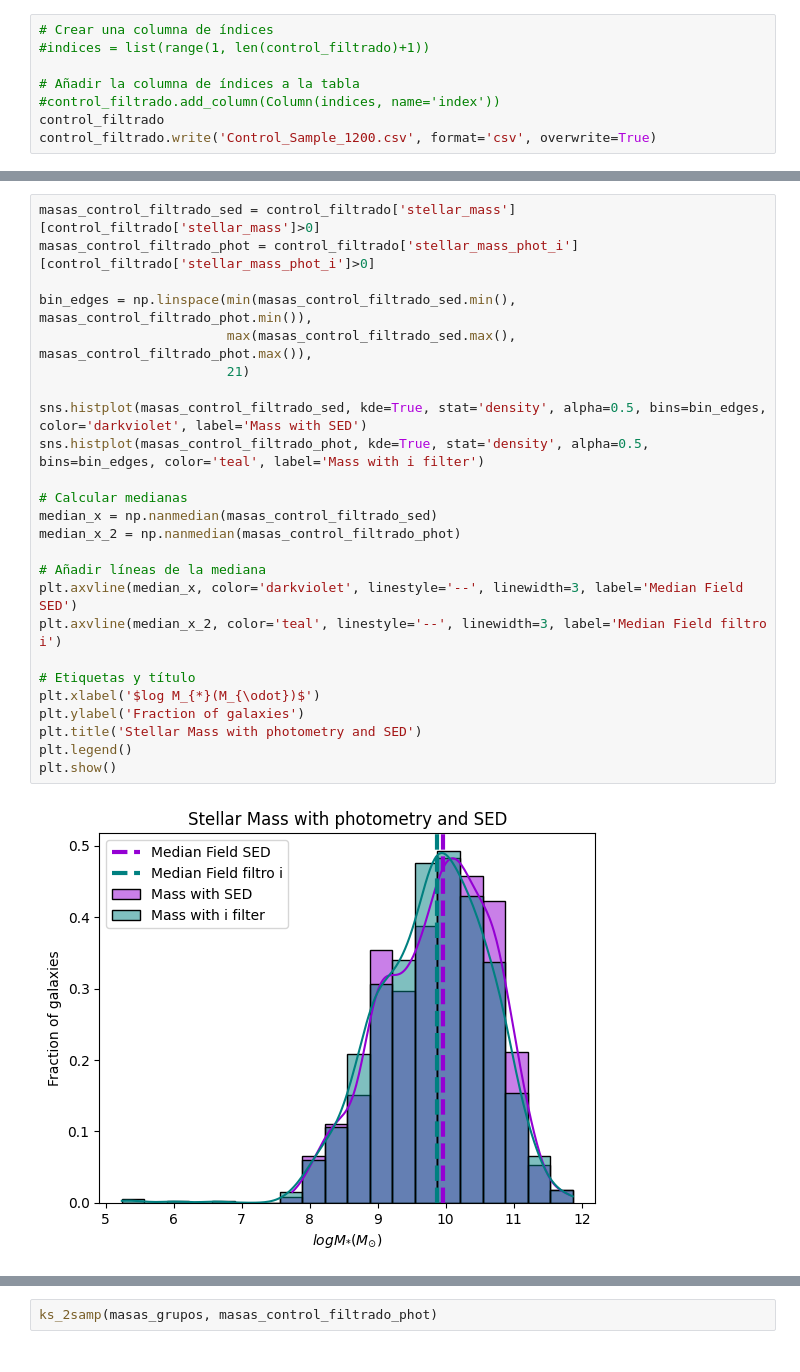
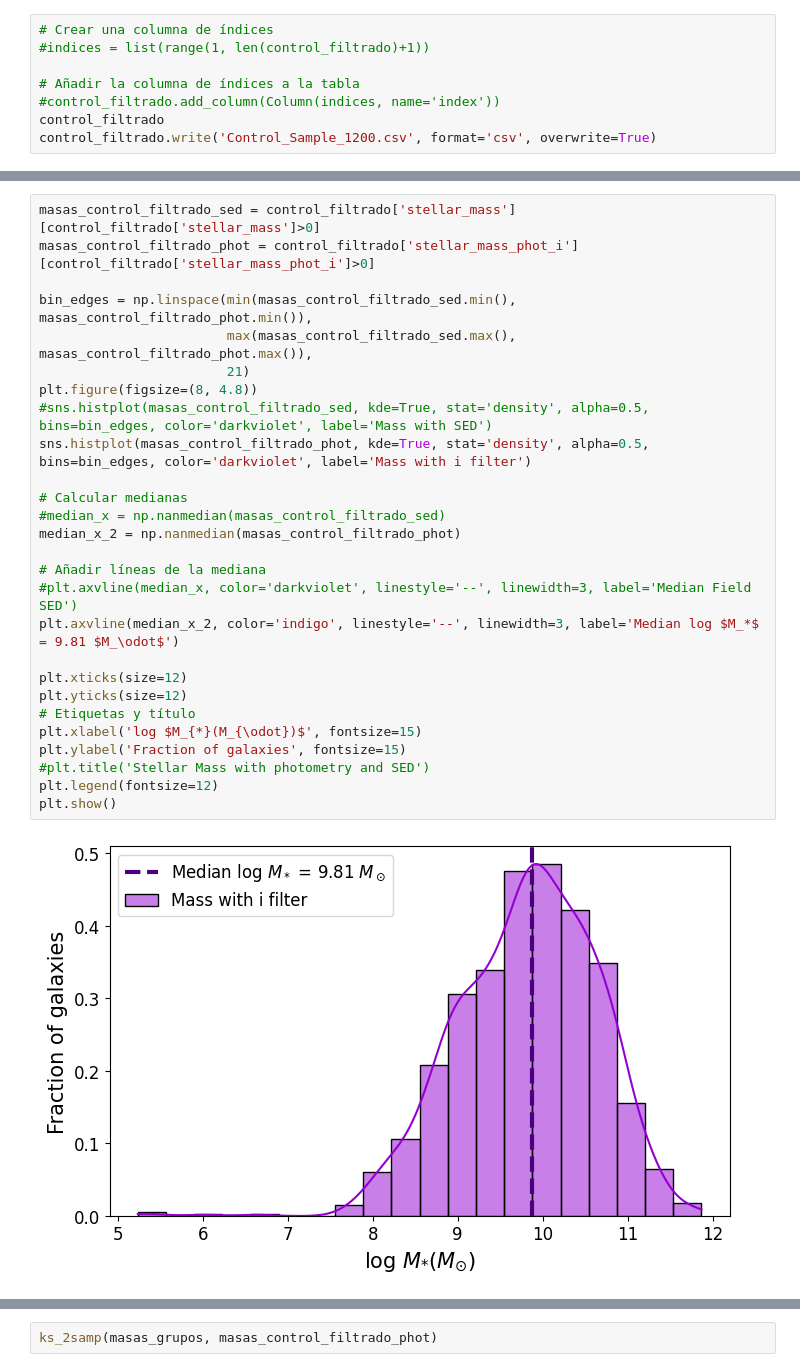
Before and after one commit to Siortiz/MorphoLS, a Jupyter notebook: Analysis/Masas.ipynb, the cells around one changed output, grey strips where cells are left out. Saved outputs shown, nothing was run; the diff lists cells and outputs as text.

```diff
--- a/Analysis/Masas.ipynb
+++ b/Analysis/Masas.ipynb
@@ -109,30 +115,32 @@ Table length=1200
 # %%
 masas_control_filtrado_sed = control_filtrado['stellar_mass'][control_filtrado['stellar_mass']>0]
 masas_control_filtrado_phot = control_filtrado['stellar_mass_phot_i'][control_filtrado['stellar_mass_phot_i']>0]
 
 bin_edges = np.linspace(min(masas_control_filtrado_sed.min(), masas_control_filtrado_phot.min()),
                         max(masas_control_filtrado_sed.max(), masas_control_filtrado_phot.max()),
                         21)
-
-sns.histplot(masas_control_filtrado_sed, kde=True, stat='density', alpha=0.5, bins=bin_edges, color='darkviolet', label='Mass with SED')
-sns.histplot(masas_control_filtrado_phot, kde=True, stat='density', alpha=0.5, bins=bin_edges, color='teal', label='Mass with i filter')
+plt.figure(figsize=(8, 4.8))
+#sns.histplot(masas_control_filtrado_sed, kde=True, stat='density', alpha=0.5, bins=bin_edges, color='darkviolet', label='Mass with SED')
+sns.histplot(masas_control_filtrado_phot, kde=True, stat='density', alpha=0.5, bins=bin_edges, color='darkviolet', label='Mass with i filter')
 
 # Calcular medianas
-median_x = np.nanmedian(masas_control_filtrado_sed)
+#median_x = np.nanmedian(masas_control_filtrado_sed)
 median_x_2 = np.nanmedian(masas_control_filtrado_phot)
 
 # Añadir líneas de la mediana
-plt.axvline(median_x, color='darkviolet', linestyle='--', linewidth=3, label='Median Field SED')
-plt.axvline(median_x_2, color='teal', linestyle='--', linewidth=3, label='Median Field filtro i')
+#plt.axvline(median_x, color='darkviolet', linestyle='--', linewidth=3, label='Median Field SED')
+plt.axvline(median_x_2, color='indigo', linestyle='--', linewidth=3, label='Median log $M_*$ = 9.81 $M_\odot$')
 
+plt.xticks(size=12)
+plt.yticks(size=12)
 # Etiquetas y título
-plt.xlabel('$log M_{*}(M_{\odot})$')
-plt.ylabel('Fraction of galaxies')
-plt.title('Stellar Mass with photometry and SED')
-plt.legend()
+plt.xlabel('log $M_{*}(M_{\odot})$', fontsize=15)
+plt.ylabel('Fraction of galaxies', fontsize=15)
+#plt.title('Stellar Mass with photometry and SED')
+plt.legend(fontsize=12)
 plt.show()
 # %% [output]
-[figure, old version]
+[figure, new version]
 # %%
 # Realizar la prueba KS entre las dos columnas
 #statistic, p_value =
```
Also changed, not shown: parts of 8 cells of this notebook, 13 other files.
